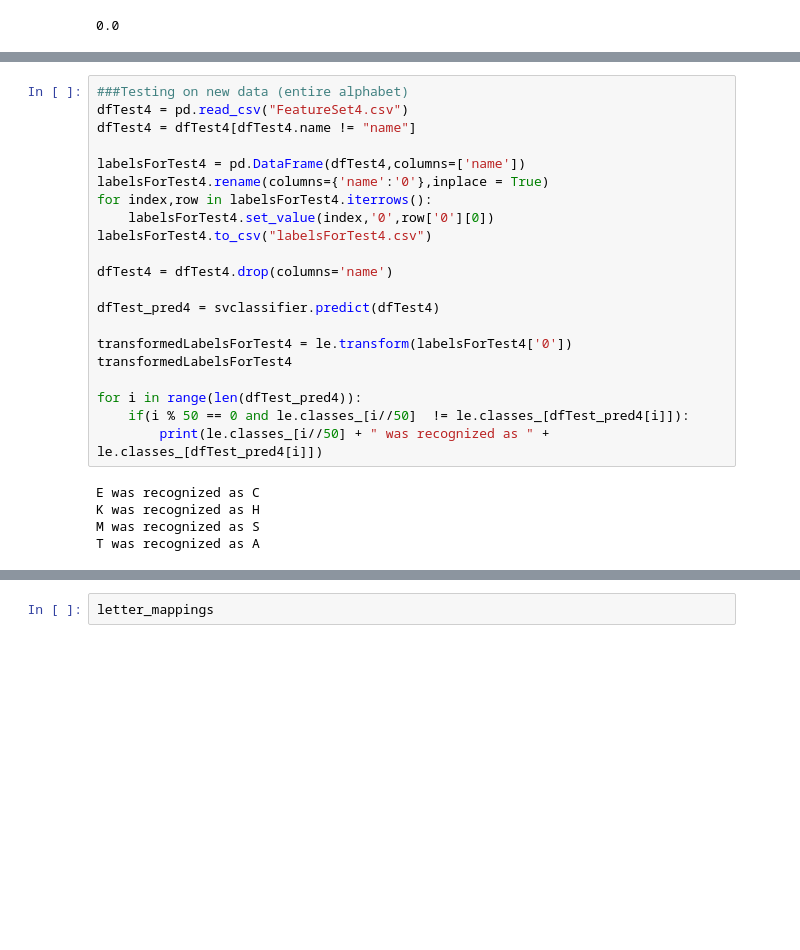
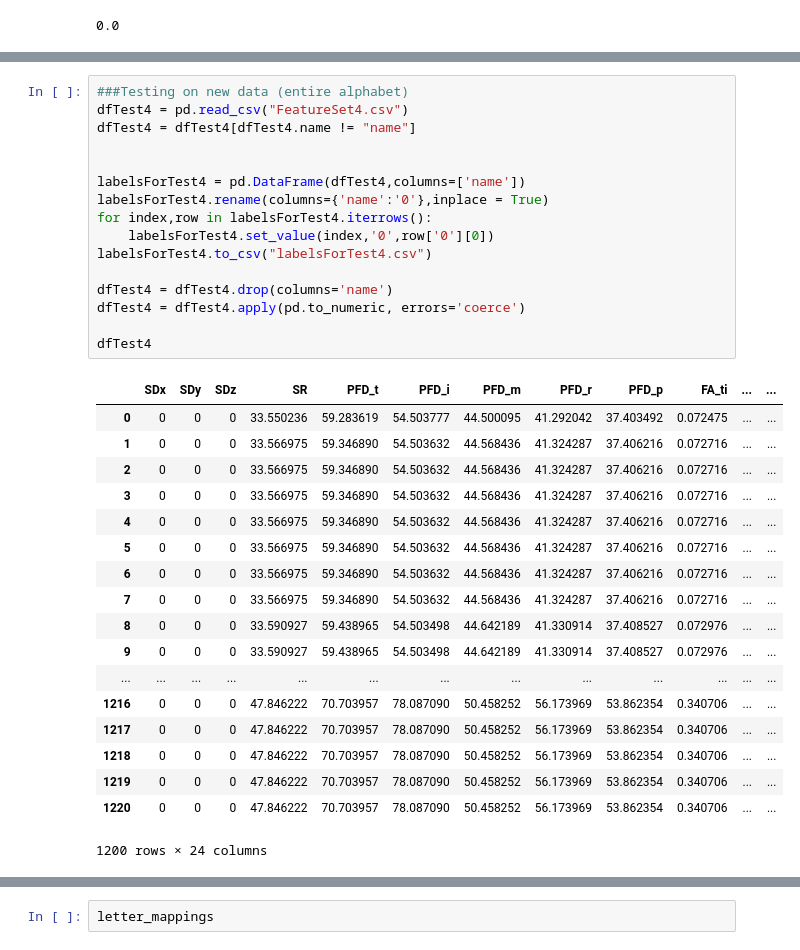
Before and after one commit to owenmedina/FingerSpell, a Jupyter notebook: SVM.ipynb, the cells around one changed output, grey strips where cells are left out. Drawn from its saved outputs; the diff is of its cells as text; blank space fills up the shorter version.

```diff
--- a/SVM.ipynb
+++ b/SVM.ipynb
@@ -269,26 +351,35 @@ metrics.accuracy_score(dfTest_pred2,transformedLabelsForTest2)
 # %%
 ###Testing on new data (entire alphabet)
 dfTest4 = pd.read_csv("FeatureSet4.csv")
 dfTest4 = dfTest4[dfTest4.name != "name"]
+
 
 labelsForTest4 = pd.DataFrame(dfTest4,columns=['name'])
 labelsForTest4.rename(columns={'name':'0'},inplace = True)
 for index,row in labelsForTest4.iterrows():
     labelsForTest4.set_value(index,'0',row['0'][0])
 labelsForTest4.to_csv("labelsForTest4.csv")
 
 dfTest4 = dfTest4.drop(columns='name')
+dfTest4 = dfTest4.apply(pd.to_numeric, errors='coerce')
 
-dfTest_pred4 = svclassifier.predict(dfTest4)
-
-transformedLabelsForTest4 = le.transform(labelsForTest4['0'])
-transformedLabelsForTest4
-
-for i in range(len(dfTest_pred4)):
-    if(i % 50 == 0 and le.classes_[i//50]  != le.classes_[dfTest_pred4[i]]):
-        print(le.classes_[i//50] + " was recognized as " + le.classes_[dfTest_pred4[i]])
+dfTest4
 # %% [output]
+|  | SDx | SDy | SDz | SR | PFD_t | PFD_i | PFD_m | PFD_r | PFD_p | FA_ti | ... | ... |
+| 0 | 0 | 0 | 0 | 33.550236 | 59.283619 | 54.503777 | 44.500095 | 41.292042 | 37.403492 | 0.072475 | ... | ... |
+| 1 | 0 | 0 | 0 | 33.566975 | 59.346890 | 54.503632 | 44.568436 | 41.324287 | 37.406216 | 0.072716 | ... | ... |
+| 2 | 0 | 0 | 0 | 33.566975 | 59.346890 | 54.503632 | 44.568436 | 41.324287 | 37.406216 | 0.072716 | ... | ... |
+| 3 | 0 | 0 | 0 | 33.566975 | 59.346890 | 54.503632 | 44.568436 | 41.324287 | 37.406216 | 0.072716 | ... | ... |
+| 4 | 0 | 0 | 0 | 33.566975 | 59.346890 | 54.503632 | 44.568436 | 41.324287 | 37.406216 | 0.072716 | ... | ... |
+| 5 | 0 | 0 | 0 | 33.566975 | 59.346890 | 54.503632 | 44.568436 | 41.324287 | 37.406216 | 0.072716 | ... | ... |
+| 6 | 0 | 0 | 0 | 33.566975 | 59.346890 | 54.503632 | 44.568436 | 41.324287 | 37.406216 | 0.072716 | ... | ... |
+| 7 | 0 | 0 | 0 | 33.566975 | 59.346890 | 54.503632 | 44.568436 | 41.324287 | 37.406216 | 0.072716 | ... | ... |
+| 8 | 0 | 0 | 0 | 33.590927 | 59.438965 | 54.503498 | 44.642189 | 41.330914 | 37.408527 | 0.072976 | ... | ... |
+| 9 | 0 | 0 | 0 | 33.590927 | 59.438965 | 54.503498 | 44.642189 | 41.330914 | 37.408527 | 0.072976 | ... | ... |
+| ... | ... | ... | ... | ... | ... | ... | ... | ... | ... | ... | ... | ... |
+| 1216 | 0 | 0 | 0 | 47.846222 | 70.703957 | 78.087090 | 50.458252 | 56.173969 | 53.862354 | 0.340706 | ... | ... |
+| 1217 | 0 | 0 | 0 | 47.846222 | 70.703957 | 78.087090 | 50.458252 | 56.173969 | 53.862354 | 0.340706 | ... | ... |
+| 1218 | 0 | 0 | 0 | 47.846222 | 70.703957 | 78.087090 | 50.458252 | 56.173969 | 53.862354 | 0.340706 | ... | ... |
+| 1219 | 0 | 0 | 0 | 47.846222 | 70.703957 | 78.087090 | 50.458252 | 56.173969 | 53.862354 | 0.340706 | ... | ... |
+| 1220 | 0 | 0 | 0 | 47.846222 | 70.703957 | 78.087090 | 50.458252 | 56.173969 | 53.862354 | 0.340706 | ... | ... |
-E was recognized as C
-K was recognized as H
-M was recognized as S
-T was recognized as A
+1200 rows × 24 columns
```
Also changed, not shown: parts of 21 cells of this notebook, 4 other files.
